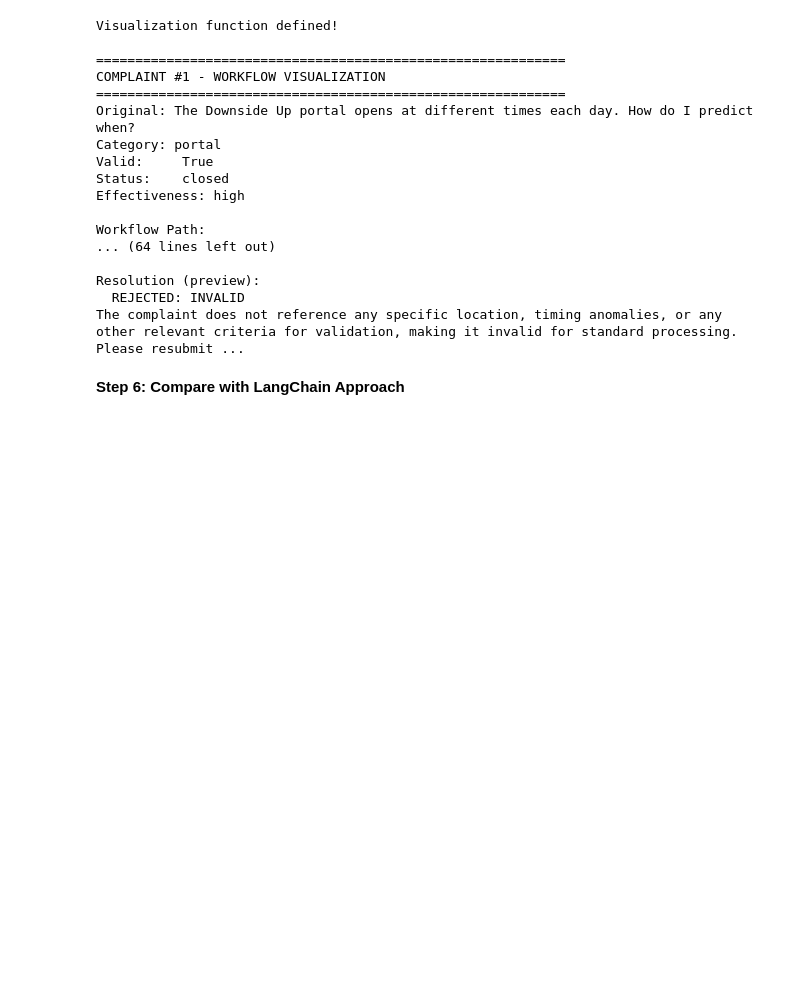
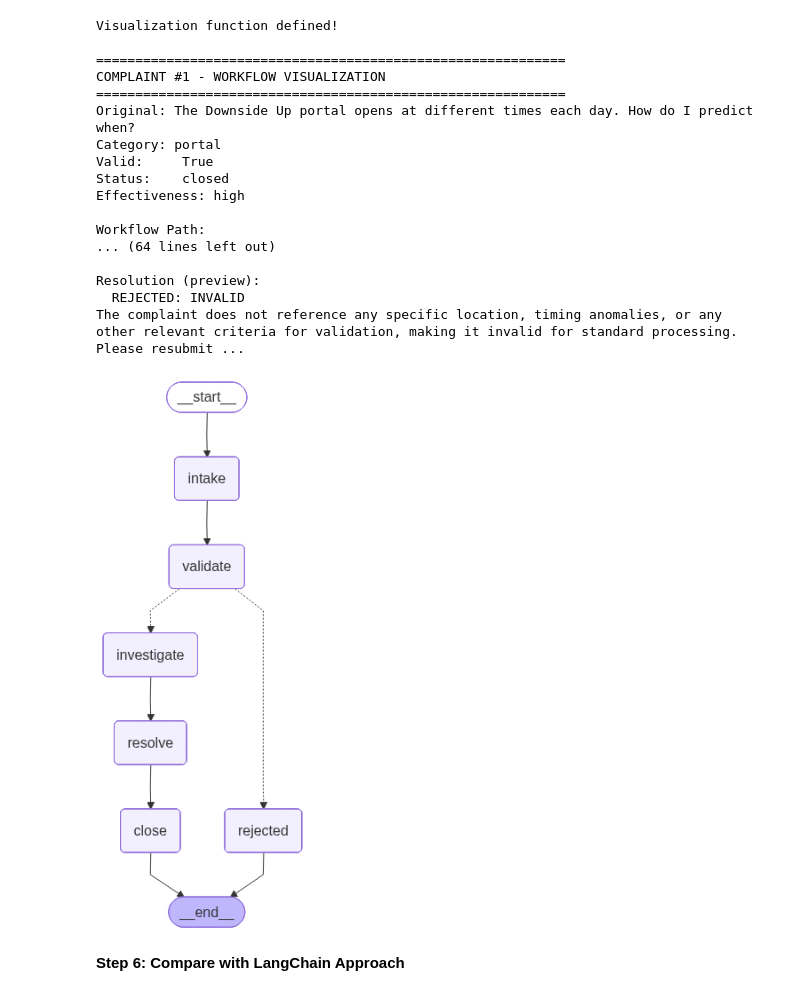
Before and after one commit to dlbosma-hue/bootcamp_env, a Jupyter notebook: Week 4/LAB 4.01/normalobjects_langgraph.ipynb, the cells around one changed output. Drawn from its saved outputs; the diff is of its cells as text; code cells hidden in the pictures; blank space fills up the shorter version.

Commit message:
Add get_graph() visualization to Step 5

```diff
--- a/Week 4/LAB 4.01/normalobjects_langgraph.ipynb
+++ b/Week 4/LAB 4.01/normalobjects_langgraph.ipynb
@@ -407,6 +407,15 @@ Workflow Path:
 Resolution (preview):
   REJECTED: INVALID
 The complaint does not reference any specific location, timing anomalies, or any other relevant criteria for validation, making it invalid for standard processing. Please resubmit ...
+# %%
+from IPython.display import Image, display
+
+try:
+    display(Image(app.get_graph().draw_mermaid_png()))
+except Exception:
+    print(app.get_graph().draw_ascii())
+# %% [output]
+[figure, added]
 # %% [markdown]
 **Step 6: Compare with LangChain Approach**
 # %% [markdown]
```
Also changed, not shown: parts of 1 cell of this notebook.
